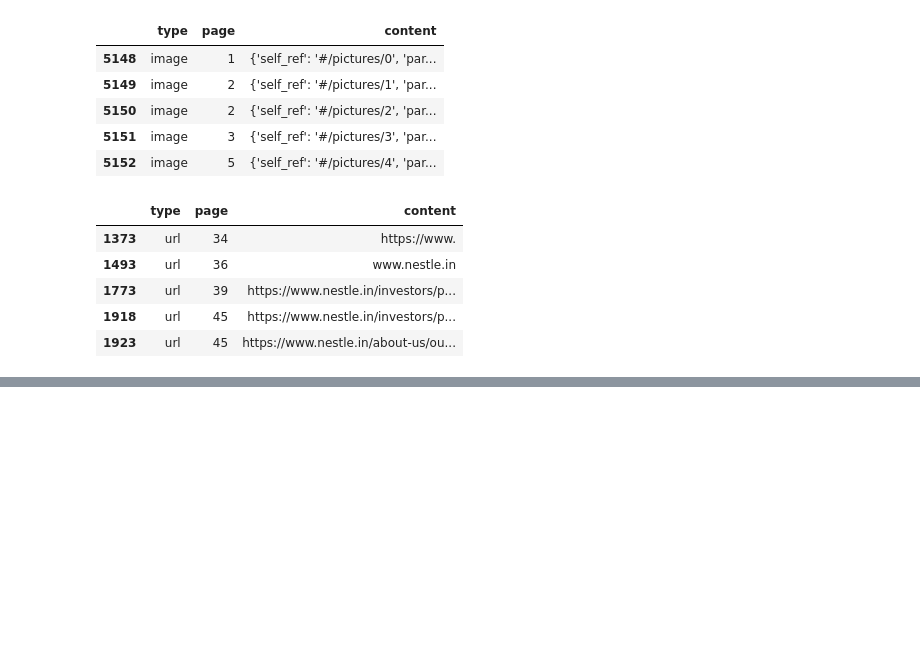
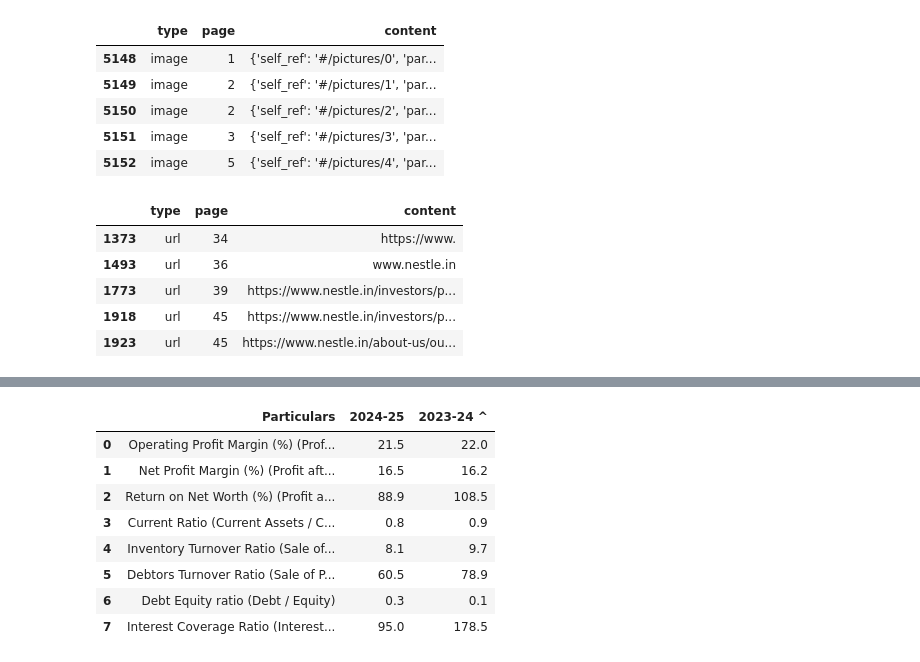
Before and after one commit to pritesh-2711/genai-poc-to-prod, a Jupyter notebook: notebooks/explore_rag_pipeline.ipynb, the cells around one changed output, grey strips where cells are left out. Drawn from its saved outputs; the diff is of its cells as text; code cells hidden in the pictures; blank space fills up the shorter version.

Commit message:
Reconstruct the extracted tables

```diff
--- a/notebooks/explore_rag_pipeline.ipynb
+++ b/notebooks/explore_rag_pipeline.ipynb
@@ -975,0 +1035,18 @@ df[df["type"] == "url"].head(5)
+# %%
+# Get the first extracted table and reconstruct it
+
+table_content = df[df["type"] == "table"].iloc[5]["content"]
+
+reconstructed_df = reconstruct_table(table_content)
+# %%
+reconstructed_df
+# %% [output]
+|  | Particulars | 2024-25 | 2023-24 ^ |
+| 0 | Operating Profit Margin (%) (Prof... | 21.5 | 22.0 |
+| 1 | Net Profit Margin (%) (Profit aft... | 16.5 | 16.2 |
+| 2 | Return on Net Worth (%) (Profit a... | 88.9 | 108.5 |
+| 3 | Current Ratio (Current Assets / C... | 0.8 | 0.9 |
+| 4 | Inventory Turnover Ratio (Sale of... | 8.1 | 9.7 |
+| 5 | Debtors Turnover Ratio (Sale of P... | 60.5 | 78.9 |
+| 6 | Debt Equity ratio (Debt / Equity) | 0.3 | 0.1 |
+| 7 | Interest Coverage Ratio (Interest... | 95.0 | 178.5 |
```
Also changed, not shown: parts of 22 cells of this notebook.
